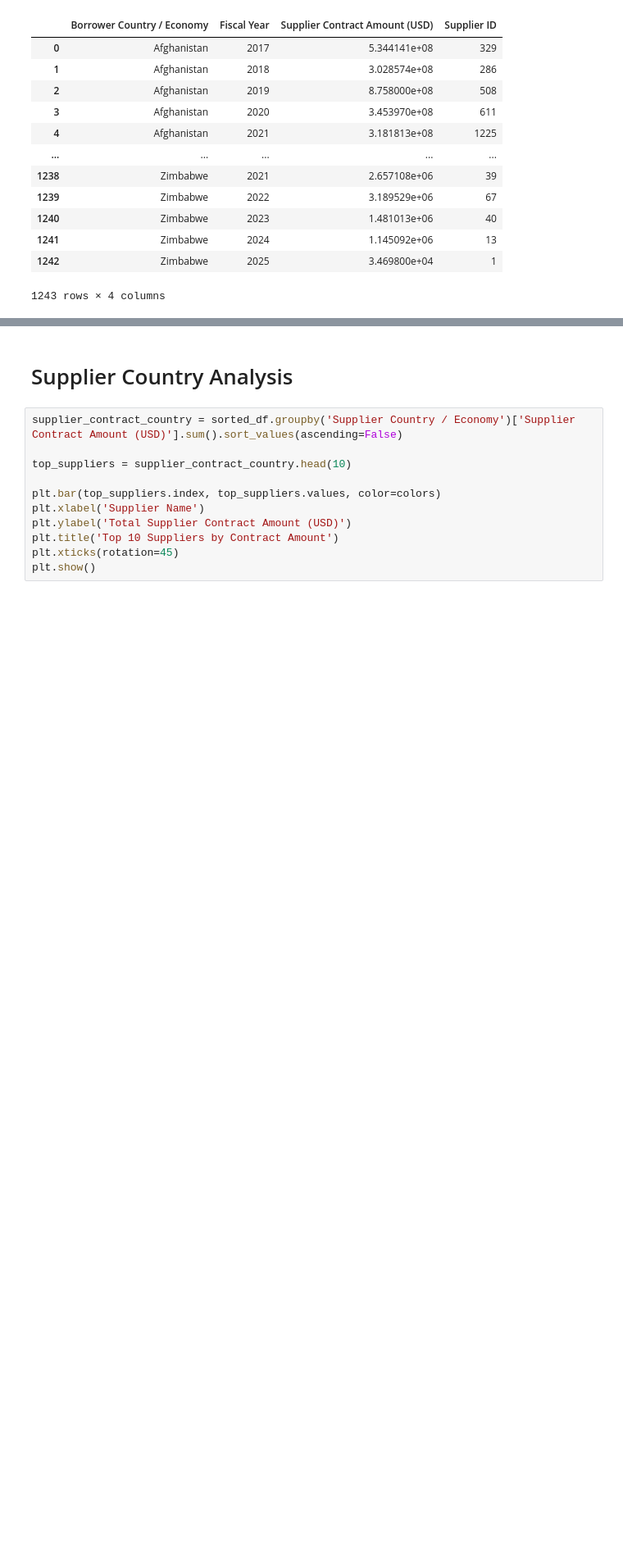
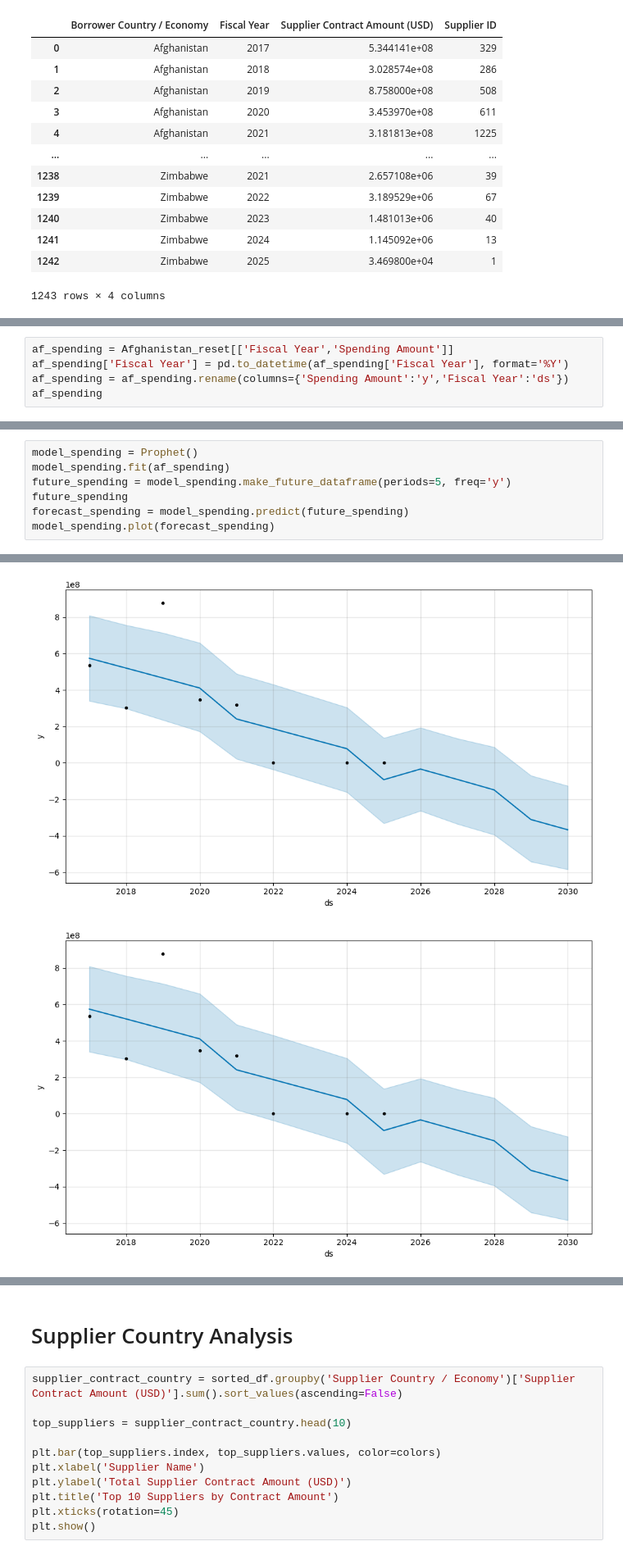
Before and after one commit to mdlugosz-develop/bootcamp-project-1, a Jupyter notebook: analysis.ipynb, the cells around one changed output, grey strips where cells are left out. Shown at 82% size. Drawn from its saved outputs; the diff is of its cells as text; blank space fills up the shorter version.

```diff
--- a/analysis.ipynb
+++ b/analysis.ipynb
@@ -254,0 +312,5 @@ merged_df
+# %%
+af_spending = Afghanistan_reset[['Fiscal Year','Spending Amount']]
+af_spending['Fiscal Year'] = pd.to_datetime(af_spending['Fiscal Year'], format='%Y')
+af_spending = af_spending.rename(columns={'Spending Amount':'y','Fiscal Year':'ds'})
+af_spending
@@ -254,0 +342,8 @@ merged_df
+# %%
+model_spending = Prophet()
+model_spending.fit(af_spending)
+future_spending = model_spending.make_future_dataframe(periods=5, freq='y')
+future_spending
+forecast_spending = model_spending.predict(future_spending)
+model_spending.plot(forecast_spending)
+# %% [output]
@@ -254,0 +352,2 @@ merged_df
+[figure, added]
+[figure, added]
```
Also changed, not shown: parts of 19 cells of this notebook.
